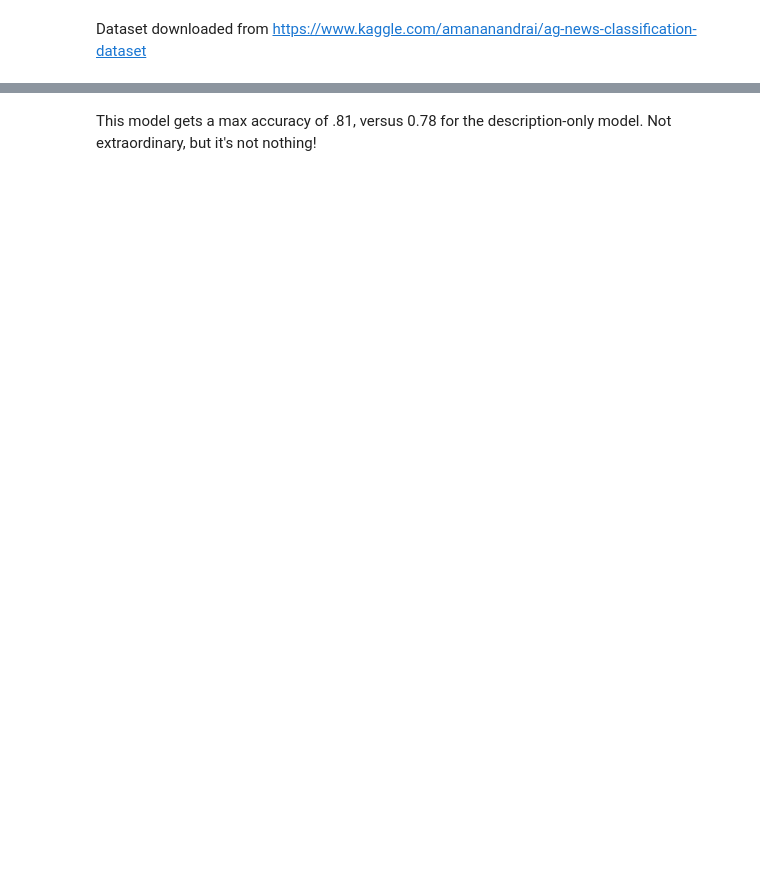
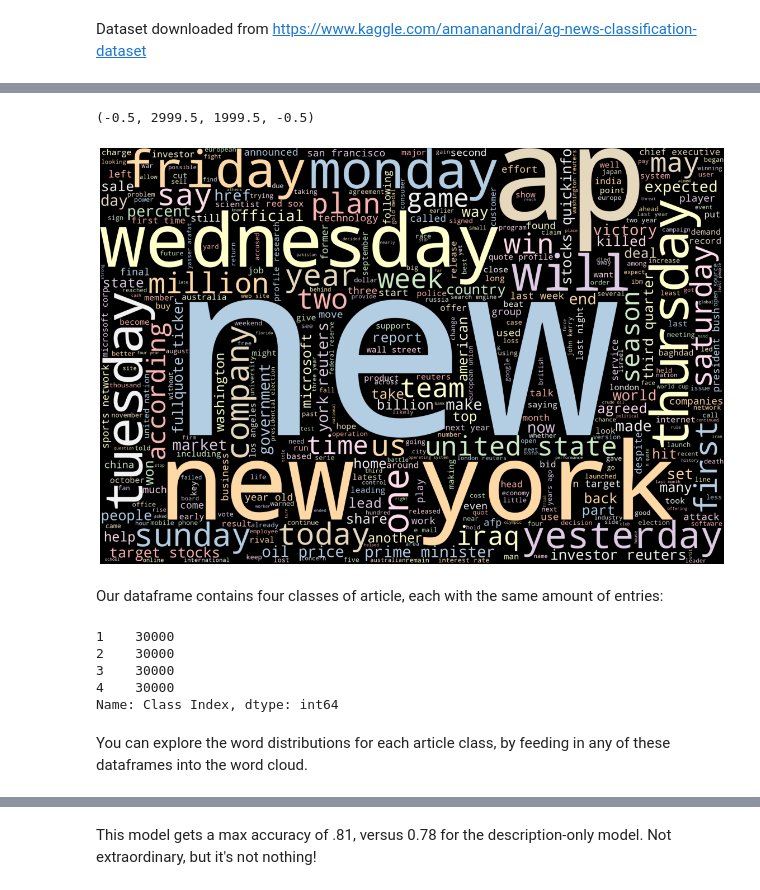
Before and after one commit to jer805/tf-news-categorize, a Jupyter notebook: rnn-multiclass-v2.ipynb, the cells around one changed output, grey strips where cells are left out. Drawn from its saved outputs; the diff is of its cells as text; code cells hidden in the pictures; blank space fills up the shorter version.

```diff
--- a/rnn-multiclass-v2.ipynb
+++ b/rnn-multiclass-v2.ipynb
@@ -26,0 +49,30 @@ df.head()
+# %%
+STOPWORDS.add('u')
+STOPWORDS.add('s')
+STOPWORDS.add('said')
+# %%
+wordcloud = WordCloud(
+    width= 3000,
+    height = 2000,
+    max_words = 400,
+    colormap='Pastel1',
+    stopwords = STOPWORDS).generate(text)
+
+plt.figure(figsize=(20,20))
+plt.imshow(wordcloud)
+plt.axis("off")
+# %% [output]
+(-0.5, 2999.5, 1999.5, -0.5)
+[figure, added]
+# %% [markdown]
+Our dataframe contains four classes of article, each with the same amount of entries:
+# %%
+df['Class Index'].value_counts()
+# %% [output]
+1    30000
+2    30000
+3    30000
+4    30000
+Name: Class Index, dtype: int64
+# %% [markdown]
+You can explore the word distributions for each article class, by feeding in any of these dataframes into the word cloud.
```
Also changed, not shown: parts of 32 cells of this notebook.
